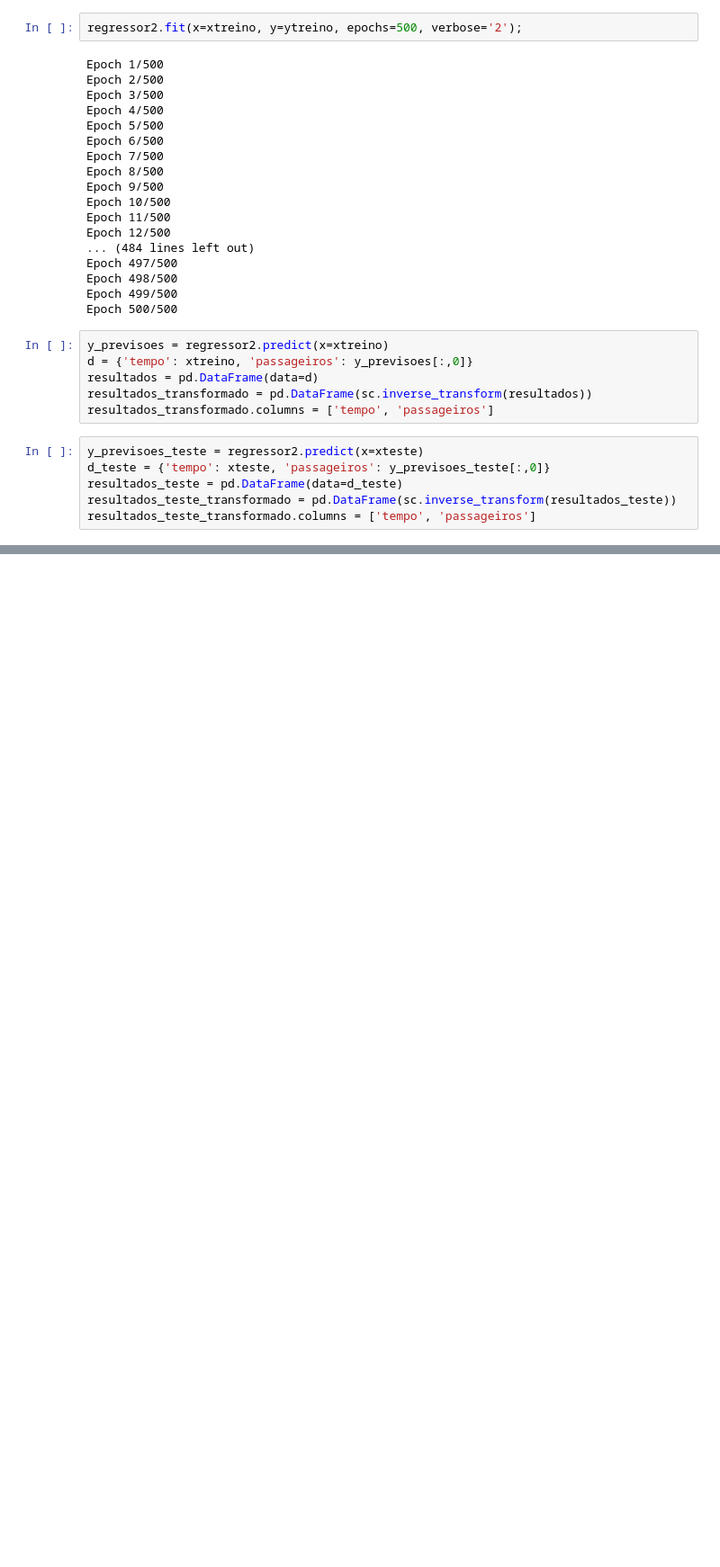
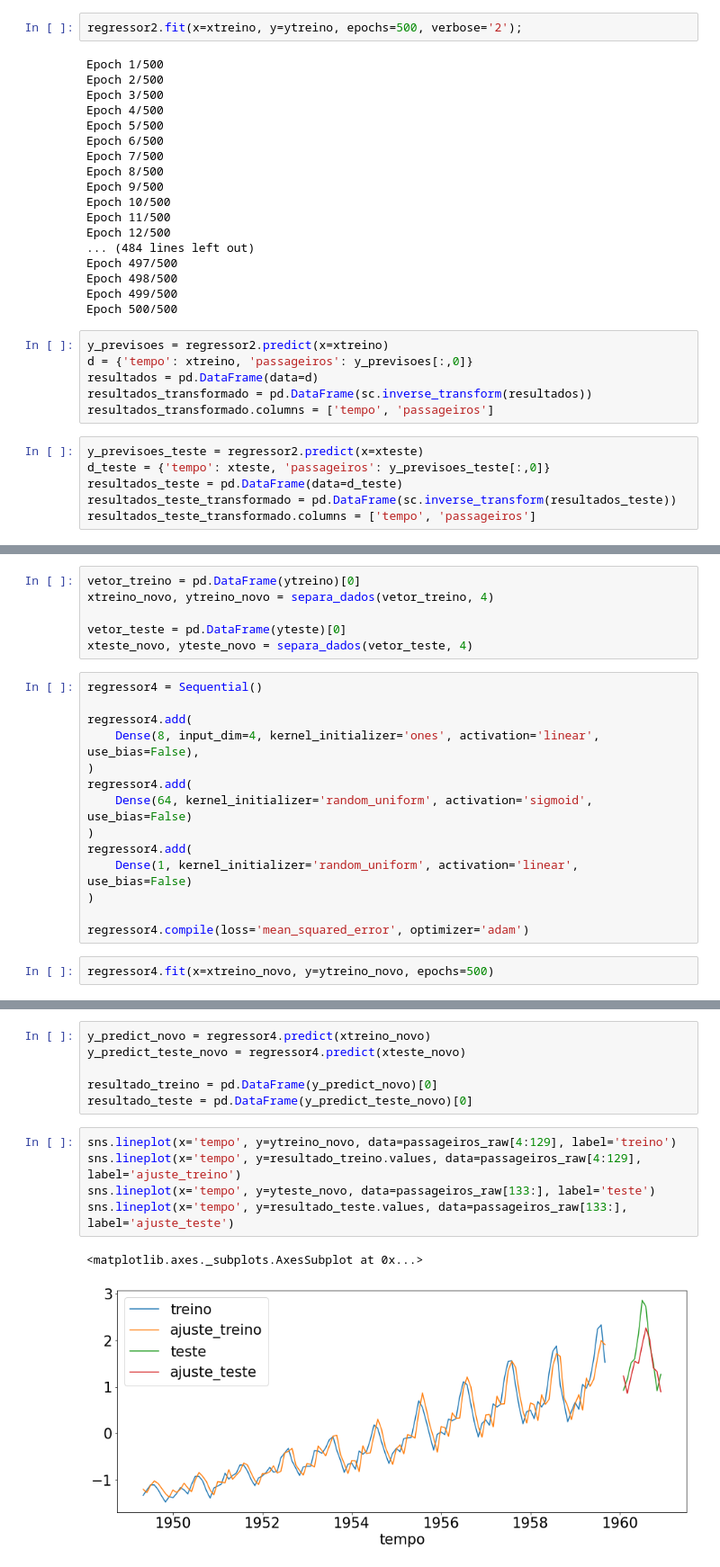
Before and after one commit to Maysk/data_science_alura, a Jupyter notebook: deep_learning_previsao_keras/previsao_notebook.ipynb, the cells around one changed output, grey strips where cells are left out. Shown: that part at 90% size. Drawn from its saved outputs; the diff is of its cells as text; blank space fills up the shorter version.

```diff
--- a/deep_learning_previsao_keras/previsao_notebook.ipynb
+++ b/deep_learning_previsao_keras/previsao_notebook.ipynb
@@ -189,0 +238,22 @@ sns.lineplot(x='tempo', y='passageiros', data = resultados_teste_transformado, l
+# %%
+vetor_treino = pd.DataFrame(ytreino)[0]
+xtreino_novo, ytreino_novo = separa_dados(vetor_treino, 4)
+
+vetor_teste = pd.DataFrame(yteste)[0]
+xteste_novo, yteste_novo = separa_dados(vetor_teste, 4)
+# %%
+regressor4 = Sequential()
+
+regressor4.add(
+    Dense(8, input_dim=4, kernel_initializer='ones', activation='linear', use_bias=False),
+)
+regressor4.add(
+    Dense(64, kernel_initializer='random_uniform', activation='sigmoid', use_bias=False)
+)
+regressor4.add(
+    Dense(1, kernel_initializer='random_uniform', activation='linear', use_bias=False)
+)
+
+regressor4.compile(loss='mean_squared_error', optimizer='adam')
+# %%
+regressor4.fit(x=xtreino_novo, y=ytreino_novo, epochs=500)
@@ -189,0 +279,14 @@ sns.lineplot(x='tempo', y='passageiros', data = resultados_teste_transformado, l
+# %%
+y_predict_novo = regressor4.predict(xtreino_novo)
+y_predict_teste_novo = regressor4.predict(xteste_novo)
+
+resultado_treino = pd.DataFrame(y_predict_novo)[0]
+resultado_teste = pd.DataFrame(y_predict_teste_novo)[0]
+# %%
+sns.lineplot(x='tempo', y=ytreino_novo, data=passageiros_raw[4:129], label='treino')
+sns.lineplot(x='tempo', y=resultado_treino.values, data=passageiros_raw[4:129], label='ajuste_treino')
+sns.lineplot(x='tempo', y=yteste_novo, data=passageiros_raw[133:], label='teste')
+sns.lineplot(x='tempo', y=resultado_teste.values, data=passageiros_raw[133:], label='ajuste_teste')
+# %% [output]
+<matplotlib.axes._subplots.AxesSubplot at 0x...>
+[figure, added]
```
Also changed, not shown: parts of 19 cells of this notebook.
